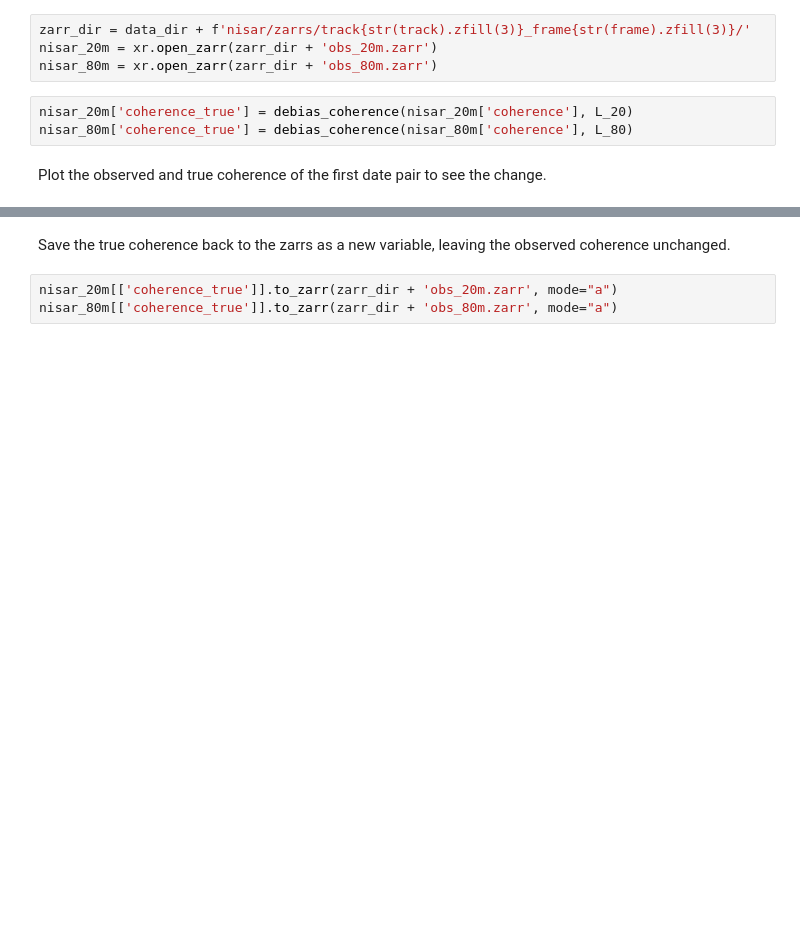
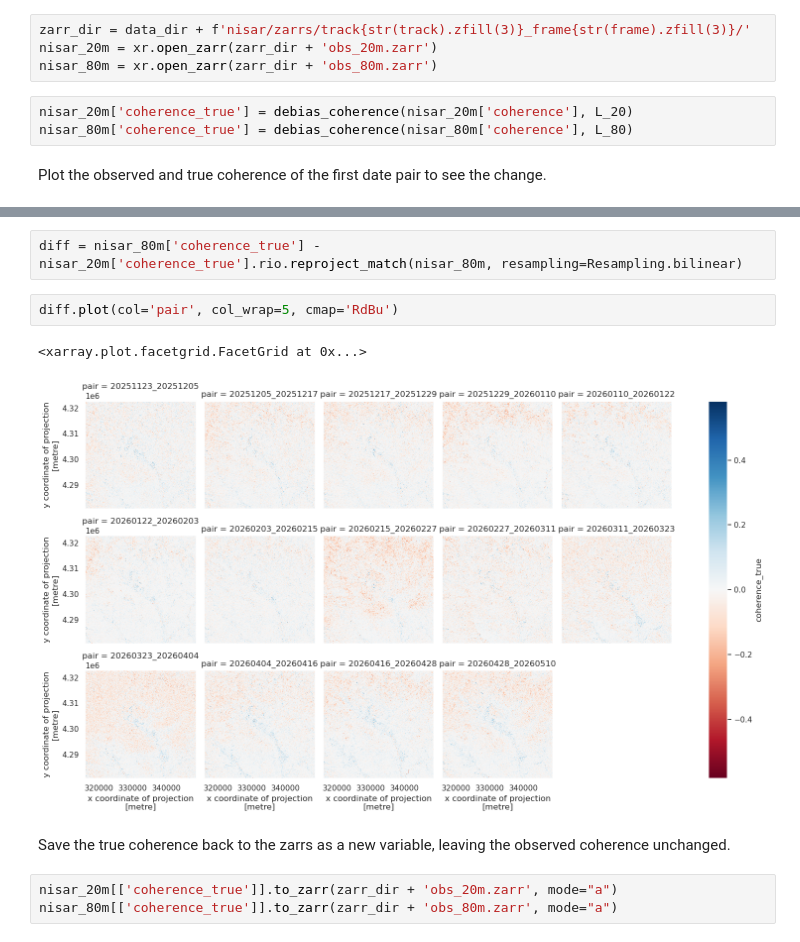
Before and after one commit to julober/nisar_snow_coherence, a Jupyter notebook: notebooks/0_coherence_correction.ipynb, the cells around one changed output, grey strips where cells are left out. Saved outputs shown, nothing was run; the diff lists cells and outputs as text; blank space fills up the shorter version.

```diff
--- a/notebooks/0_coherence_correction.ipynb
+++ b/notebooks/0_coherence_correction.ipynb
@@ -146,3 +180,10 @@ plt.tight_layout()
+# %%
+diff = nisar_80m['coherence_true'] - nisar_20m['coherence_true'].rio.reproject_match(nisar_80m, resampling=Resampling.bilinear)
+# %%
+diff.plot(col='pair', col_wrap=5, cmap='RdBu')
+# %% [output]
+<xarray.plot.facetgrid.FacetGrid at 0x...>
+[figure, added]
 # %% [markdown]
 Save the true coherence back to the zarrs as a new variable, leaving the observed coherence unchanged.
 # %%
```
Also changed, not shown: parts of 10 cells of this notebook.
